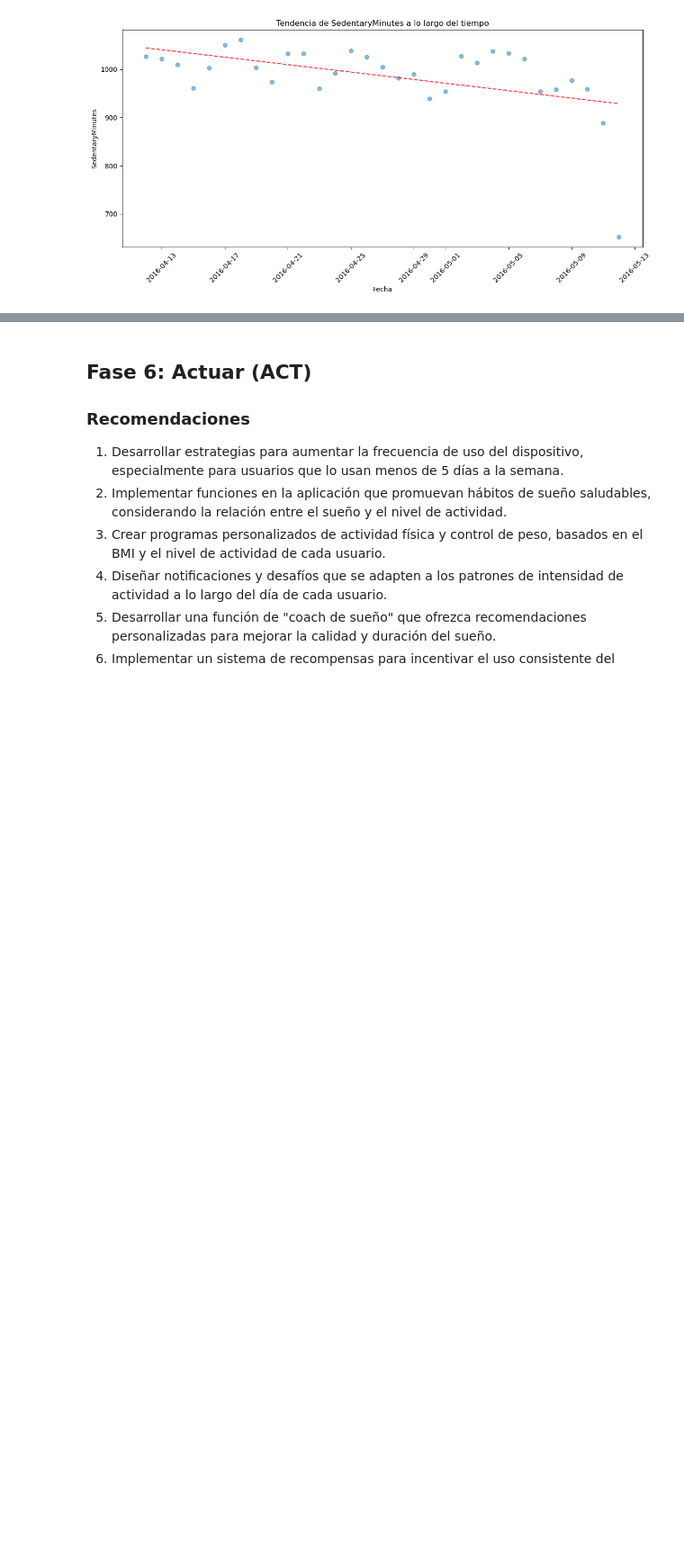
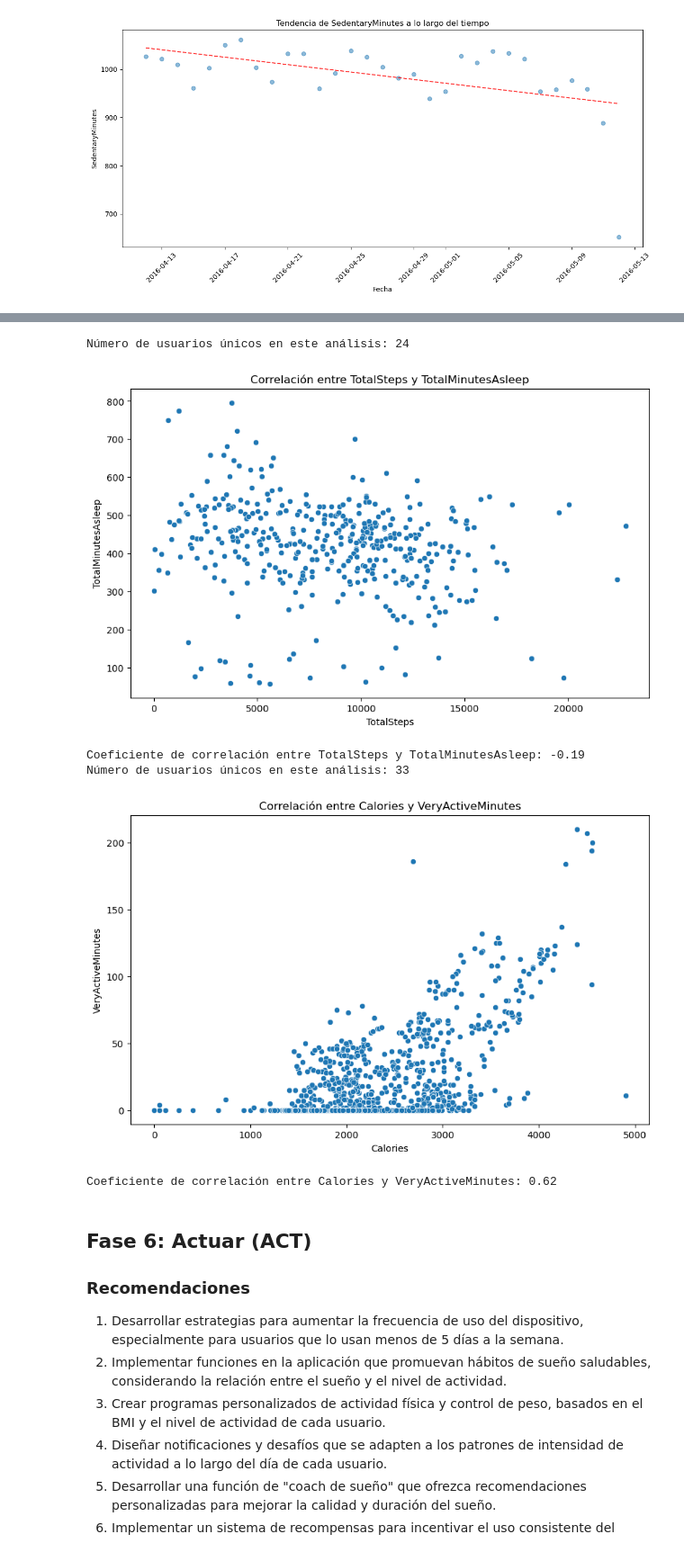
Before and after one commit to MarceloCaballeroo/Google_Proyecto, a Jupyter notebook: fitbit-fitnesss-google.ipynb, the cells around one changed output, grey strips where cells are left out. Shown: that part at 90% size. Saved outputs shown, nothing was run; the diff lists cells and outputs as text; code cells hidden in the pictures; blank space fills up the shorter version.

```diff
--- a/fitbit-fitnesss-google.ipynb
+++ b/fitbit-fitnesss-google.ipynb
@@ -406,3 +379,37 @@ plt.show()
+# %%
+def analizar_correlacion(df1, df2, col1, col2):
+
+    merged_df = pd.merge(df1, df2, on=['Id', 'Date'], how='inner')
+    contar_usuarios(merged_df)
+
+    # Ajustar los nombres de las columnas para usar los sufijos
+    col1_renamed = col1 if col1 in merged_df.columns else f"{col1}_x"
+    col2_renamed = col2 if col2 in merged_df.columns else f"{col2}_y"
+
+    if col1_renamed not in merged_df.columns or col2_renamed not in merged_df.columns:
+        print(f"Error: Una o ambas columnas ({col1_renamed}, {col2_renamed}) no están presentes en el DataFrame fusionado.")
+        return
+
+    plt.figure(figsize=(10, 6))
+    sns.scatterplot(data=merged_df, x=col1_renamed, y=col2_renamed)
+    plt.title(f'Correlación entre {col1} y {col2}')
+    plt.xlabel(col1)
+    plt.ylabel(col2)
+    plt.show()
+
+    correlation = merged_df[col1_renamed].corr(merged_df[col2_renamed])
+    print(f"Coeficiente de correlación entre {col1} y {col2}: {correlation:.2f}")
+
+# Ejemplos de uso
+analizar_correlacion(activity, sleep, 'TotalSteps', 'TotalMinutesAsleep')
+analizar_correlacion(activity, intensities, 'Calories', 'VeryActiveMinutes')
+# %% [output]
+Número de usuarios únicos en este análisis: 24
+[figure, added]
+Coeficiente de correlación entre TotalSteps y TotalMinutesAsleep: -0.19
+Número de usuarios únicos en este análisis: 33
+[figure, added]
+Coeficiente de correlación entre Calories y VeryActiveMinutes: 0.62
 # %% [markdown]
 ## Fase 6: Actuar (ACT)
 
```
Also changed, not shown: parts of 8 cells of this notebook.
